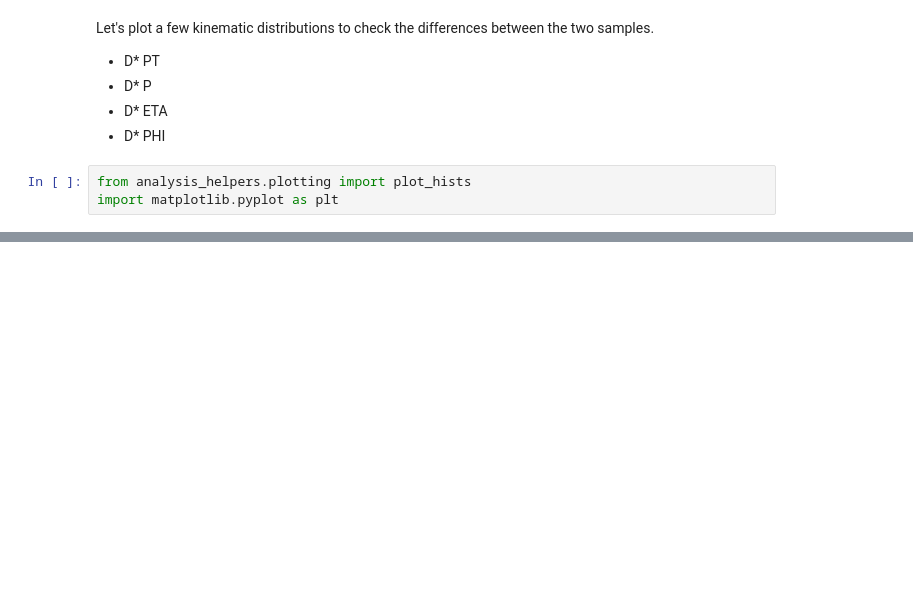
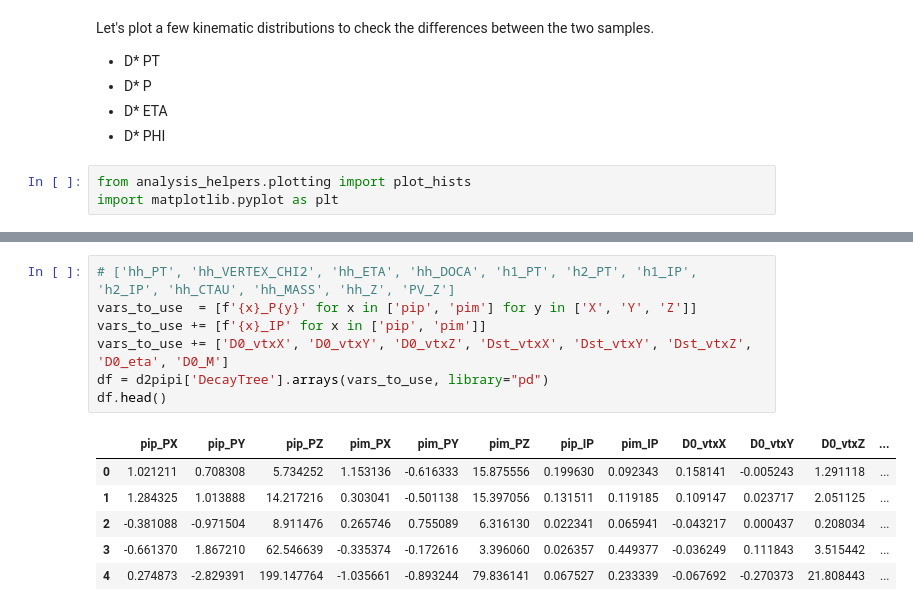
Before and after one commit to cpviolation/d02kspipi_asymmetry, a Jupyter notebook: notebooks/efficiency_studies.ipynb, the cells around one changed output, grey strips where cells are left out. Saved outputs shown, nothing was run; the diff lists cells and outputs as text; blank space fills up the shorter version.

```diff
--- a/notebooks/efficiency_studies.ipynb
+++ b/notebooks/efficiency_studies.ipynb
@@ -99,0 +110,14 @@ for var, props in vars_to_plot.items():
+# %%
+# ['hh_PT', 'hh_VERTEX_CHI2', 'hh_ETA', 'hh_DOCA', 'h1_PT', 'h2_PT', 'h1_IP', 'h2_IP', 'hh_CTAU', 'hh_MASS', 'hh_Z', 'PV_Z']
+vars_to_use  = [f'{x}_P{y}' for x in ['pip', 'pim'] for y in ['X', 'Y', 'Z']]
+vars_to_use += [f'{x}_IP' for x in ['pip', 'pim']]
+vars_to_use += ['D0_vtxX', 'D0_vtxY', 'D0_vtxZ', 'Dst_vtxX', 'Dst_vtxY', 'Dst_vtxZ', 'D0_eta', 'D0_M']
+df = d2pipi['DecayTree'].arrays(vars_to_use, library="pd")
+df.head()
+# %% [output]
+|  | pip_PX | pip_PY | pip_PZ | pim_PX | pim_PY | pim_PZ | pip_IP | pim_IP | D0_vtxX | D0_vtxY | D0_vtxZ | ... |
+| 0 | 1.021211 | 0.708308 | 5.734252 | 1.153136 | -0.616333 | 15.875556 | 0.199630 | 0.092343 | 0.158141 | -0.005243 | 1.291118 | ... |
+| 1 | 1.284325 | 1.013888 | 14.217216 | 0.303041 | -0.501138 | 15.397056 | 0.131511 | 0.119185 | 0.109147 | 0.023717 | 2.051125 | ... |
+| 2 | -0.381088 | -0.971504 | 8.911476 | 0.265746 | 0.755089 | 6.316130 | 0.022341 | 0.065941 | -0.043217 | 0.000437 | 0.208034 | ... |
+| 3 | -0.661370 | 1.867210 | 62.546639 | -0.335374 | -0.172616 | 3.396060 | 0.026357 | 0.449377 | -0.036249 | 0.111843 | 3.515442 | ... |
+| 4 | 0.274873 | -2.829391 | 199.147764 | -1.035661 | -0.893244 | 79.836141 | 0.067527 | 0.233339 | -0.067692 | -0.270373 | 21.808443 | ... |
```
Also changed, not shown: parts of 7 cells of this notebook, 4 other files.
